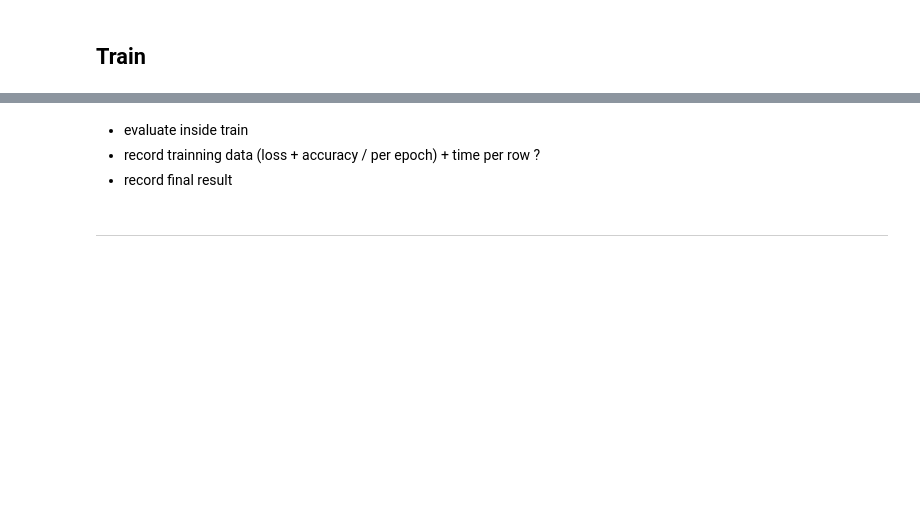
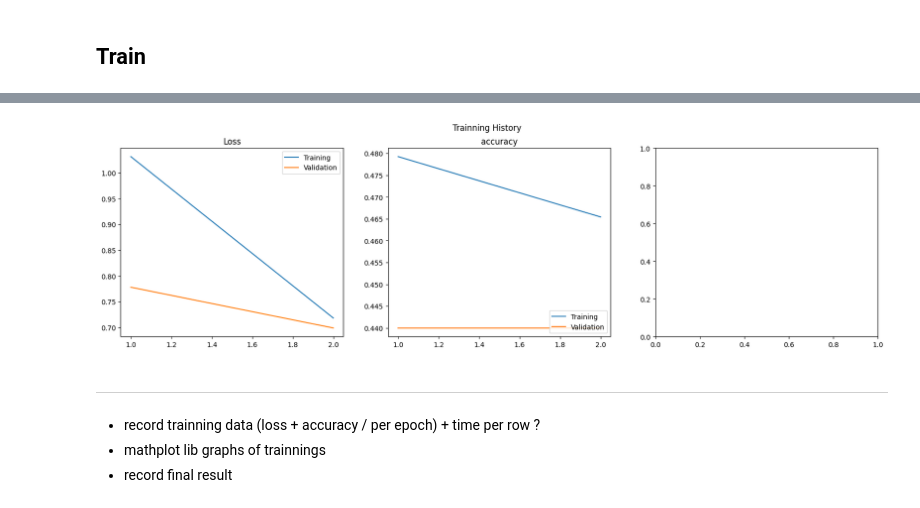
Before and after one commit to ohmatheus/Kaggle_WSDMCup_Multilingual_Chatbot_Arena, a Jupyter notebook: Code/Gemma2_QLoRA.ipynb, the cells around one changed output, grey strips where cells are left out. Cells and saved outputs as stored; diff of their text form; code cells hidden in the pictures; blank space fills up the shorter version.

Commit message:
Added trainning history + graphs helpers

```diff
--- a/Code/Gemma2_QLoRA.ipynb
+++ b/Code/Gemma2_QLoRA.ipynb
@@ -93,8 +96,9 @@ Torch device : cuda
 # %% [markdown]
 ## Config
 # %%
-config_file = 'configs.py'
+config_file = 'Configs.py'
 manager = Configs.ConfigManager(config_file)
+
 config = manager.micro
 config_save_load_gemma2_2b_fp16 = manager.save_load_gemma2_2b_fp16
 config.config_name
@@ -255,4 +259,4 @@ optimizer = optim.Adam(predictionModel.parameters())
 # %% [markdown]
 ## Train
 # %%
-Utils.train_model(predictionModel, dataloader_train, dataloader_valid, optimizer, config, scheduler=None, device=device)
+history = Utils.train_model(predictionModel, dataloader_train, dataloader_valid, optimizer, config, scheduler=None, device=device)
@@ -259,6 +278,11 @@ Utils.train_model(predictionModel, dataloader_train, dataloader_valid, optimizer
-# %% [markdown]
-- evaluate inside train
-- record trainning data (loss + accuracy / per epoch) + time per row ?
-- record final result
+# %%
+Utils.plot_model_history(history, "Trainning History")
+# %% [output]
+[figure, added]
 # %% [markdown]
 -------------------------------------------------------------------------------------
+# %% [markdown]
+
+- record trainning data (loss + accuracy / per epoch) + time per row ?
+- mathplot lib graphs of trainnings
+- record final result
```
Also changed, not shown: parts of 2 cells of this notebook, 2 other files.
